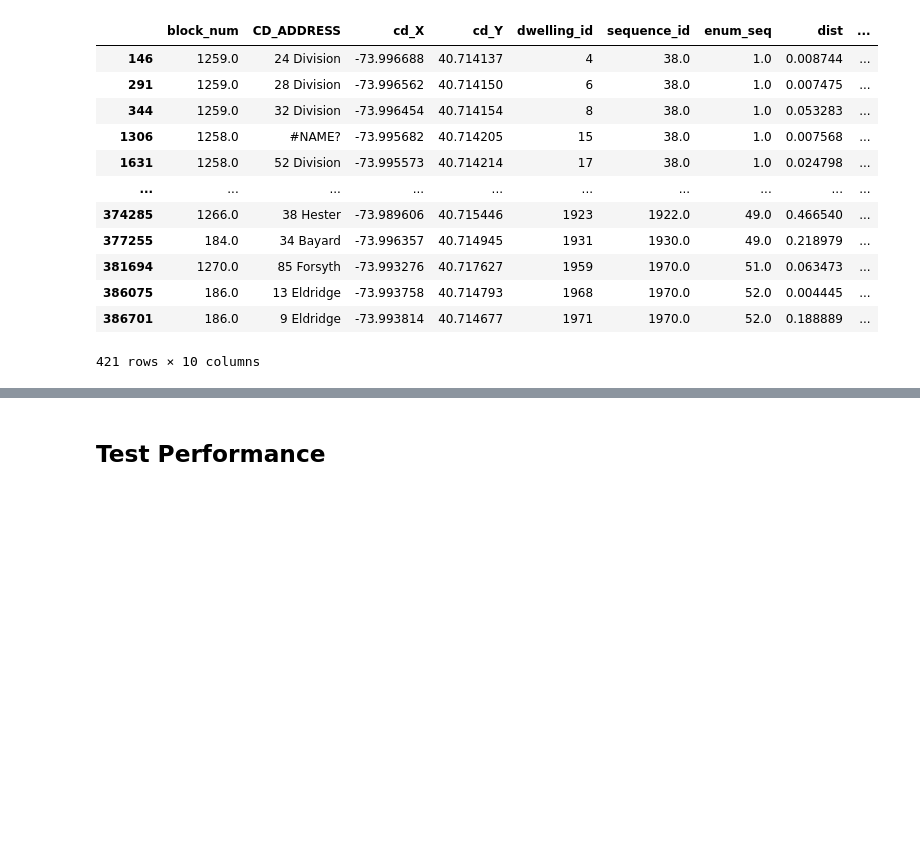
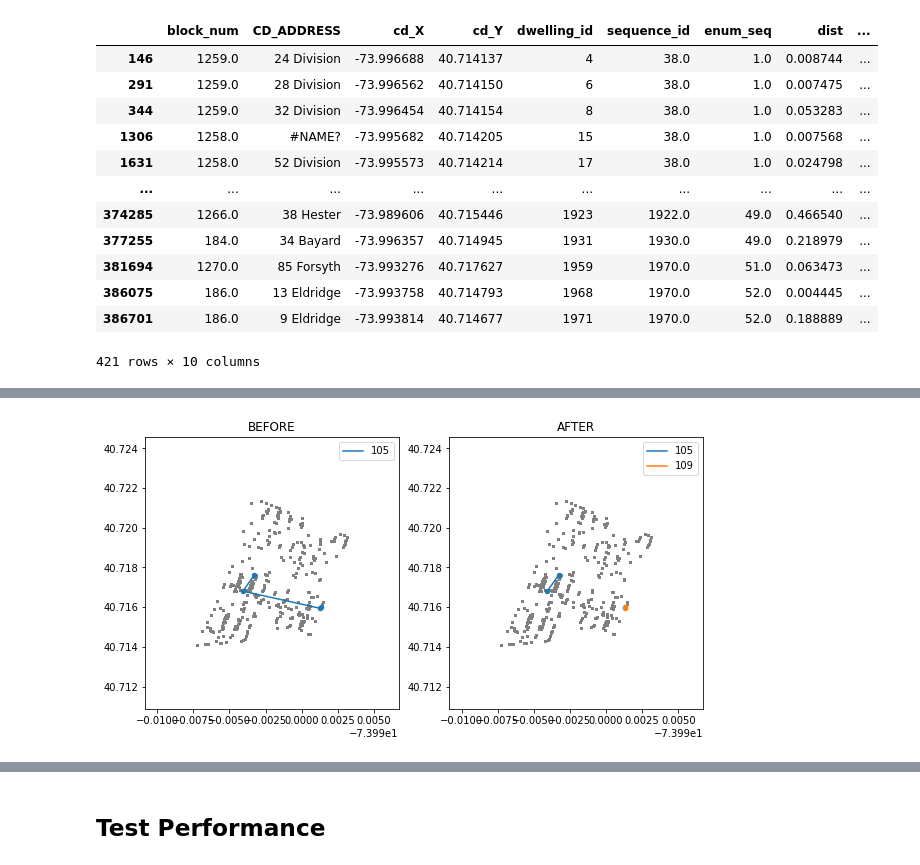
Before and after one commit to CenterForSpatialResearch/hnyc-spatial-linkage, a Jupyter notebook: interpolation_notebooks/working_notebook/sequence comparison.ipynb, the cells around one changed output, grey strips where cells are left out. Saved outputs shown, nothing was run; the diff lists cells and outputs as text; code cells hidden in the pictures; blank space fills up the shorter version.

```diff
--- a/interpolation_notebooks/working_notebook/sequence comparison.ipynb
+++ b/interpolation_notebooks/working_notebook/sequence comparison.ipynb
@@ -230,0 +223,4 @@ total num of long sequences:  27
+# %%
+BEFORE_vs_AFTER(before_seq=[105], after_seq=[105,109])
+# %% [output]
+[figure, added]
```
Also changed, not shown: parts of 22 cells of this notebook.
